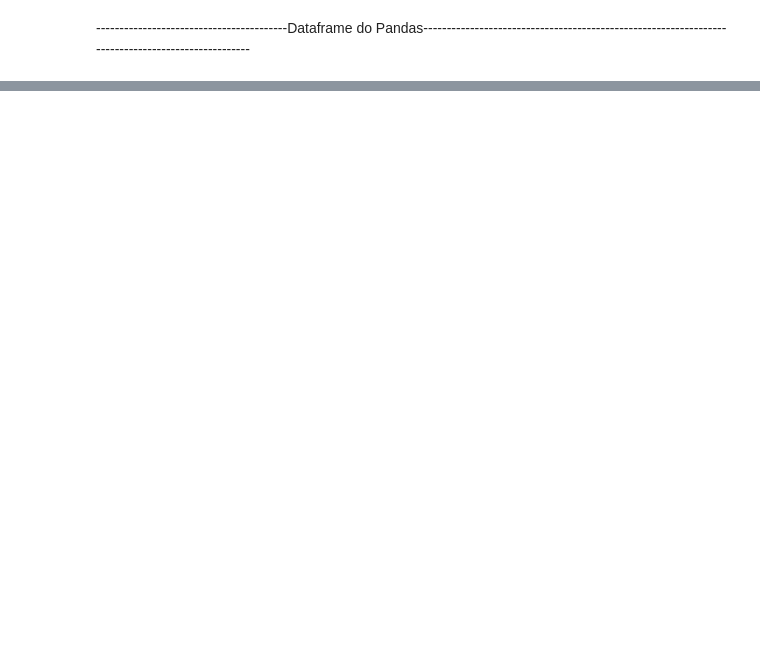
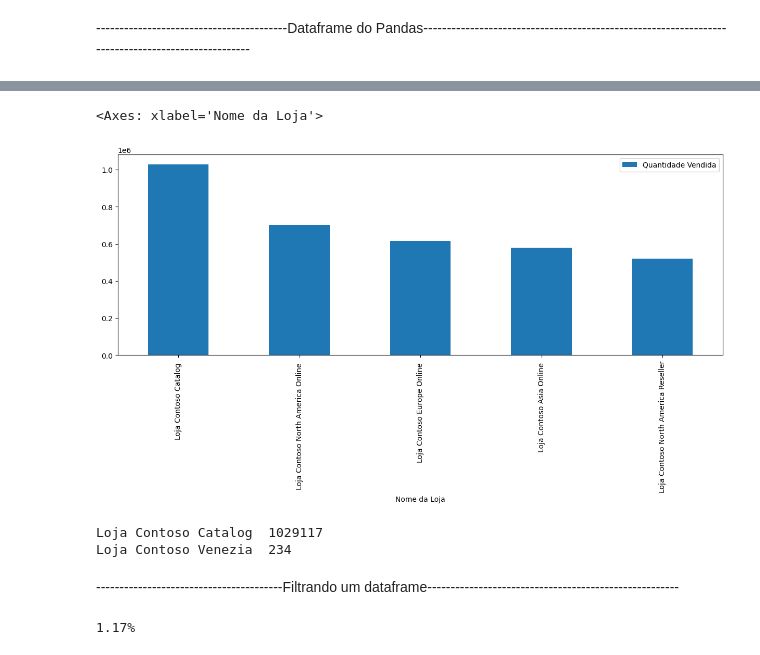
Before and after one commit to LucasMatulis/Estudo-Python-Cyber, a Jupyter notebook: Modulo22-Analise de Dados com o Pandas/Cartilha Python/Aula22.ipynb, the cells around one changed output, grey strips where cells are left out. Cells and saved outputs as stored; diff of their text form; code cells hidden in the pictures; blank space fills up the shorter version.

```diff
--- a/Modulo22-Analise de Dados com o Pandas/Cartilha Python/Aula22.ipynb
+++ b/Modulo22-Analise de Dados com o Pandas/Cartilha Python/Aula22.ipynb
@@ -123,0 +399,4 @@ memory usage: 836.0+ bytes
+# %%
+vendas_lojas=vendas_df.groupby('Nome da Loja').sum()
+vendas_lojas=vendas_lojas[['Quantidade Vendida']]
+display(vendas_lojas)
@@ -123,0 +418,3 @@ memory usage: 836.0+ bytes
+# %%
+vendas_lojas=vendas_lojas.sort_values('Quantidade Vendida',ascending=False)
+display(vendas_lojas)
@@ -123,0 +436,26 @@ memory usage: 836.0+ bytes
+# %%
+vendas_lojas=vendas_lojas.sort_values('Quantidade Vendida',ascending=False)
+vendas_lojas[:5].plot(figsize=(15,5), kind='bar')
+# %% [output]
+<Axes: xlabel='Nome da Loja'>
+[figure, added]
+# %%
+maior_valor=vendas_lojas['Quantidade Vendida'].max()
+melhor_loja=vendas_lojas['Quantidade Vendida'].idxmax()
+print(melhor_loja,maior_valor)
+
+menor_valor=vendas_lojas['Quantidade Vendida'].min()
+pior_loja=vendas_lojas['Quantidade Vendida'].idxmin()
+print(pior_loja,menor_valor)
+# %% [output]
+Loja Contoso Catalog  1029117
+Loja Contoso Venezia  234
+# %% [markdown]
+----------------------------------------Filtrando um dataframe------------------------------------------------------
+# %%
+qtde_vendida = vendas_df['Quantidade Vendida'].sum()
+qtde_devoldida=vendas_df['Quantidade Devolvida'].sum()
+
+print('{:.2%}'.format(qtde_devoldida/qtde_vendida))
+# %% [output]
+1.17%
```
Also changed, not shown: parts of 35 cells of this notebook, 6 other files.
